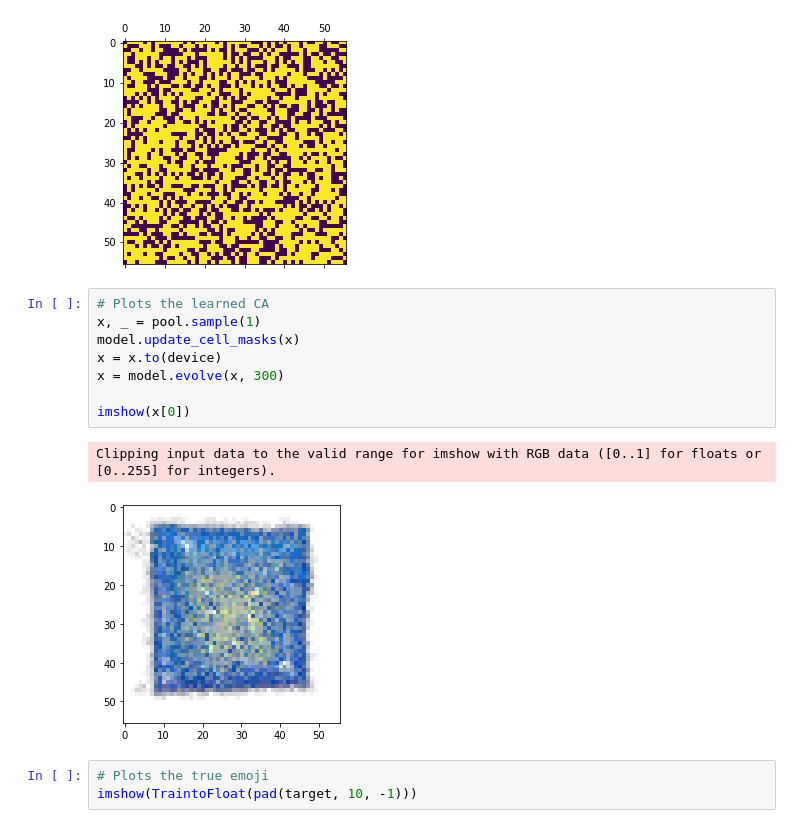
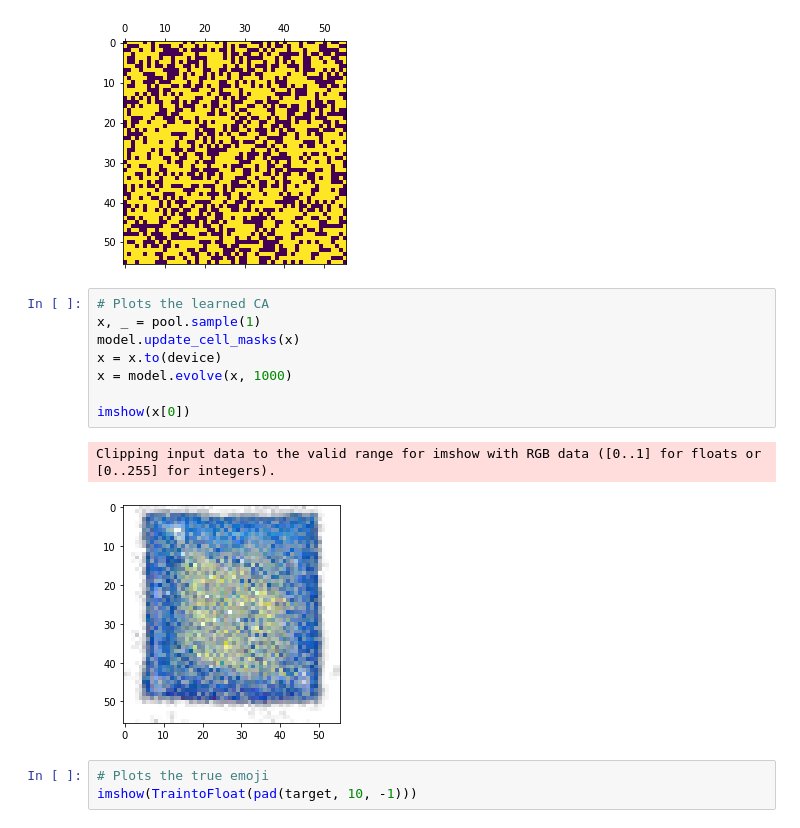
Before and after one commit to LetteraUnica/neural_cellular_automata, a Jupyter notebook: pytorch_ca/virus_CA.ipynb, the cells around one changed output. Saved outputs shown, nothing was run; the diff lists cells and outputs as text.

```diff
--- a/pytorch_ca/virus_CA.ipynb
+++ b/pytorch_ca/virus_CA.ipynb
@@ -97,14 +97,14 @@ pl.savefig("Virus 60% cell mask.png", dpi=200)
 # %%
 # Plots the learned CA
 x, _ = pool.sample(1)
 model.update_cell_masks(x)
 x = x.to(device)
-x = model.evolve(x, 300)
+x = model.evolve(x, 1000)
 
 imshow(x[0])
 # %% [output]
 Clipping input data to the valid range for imshow with RGB data ([0..1] for floats or [0..255] for integers).
-[figure, old version]
+[figure, new version]
 # %%
 # Plots the true emoji
 imshow(TraintoFloat(pad(target, 10, -1)))
```
Also changed, not shown: 32 other files.
